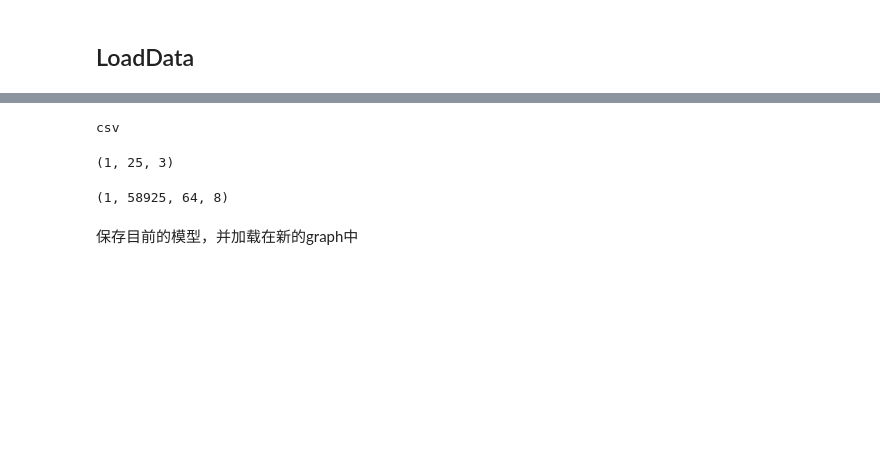
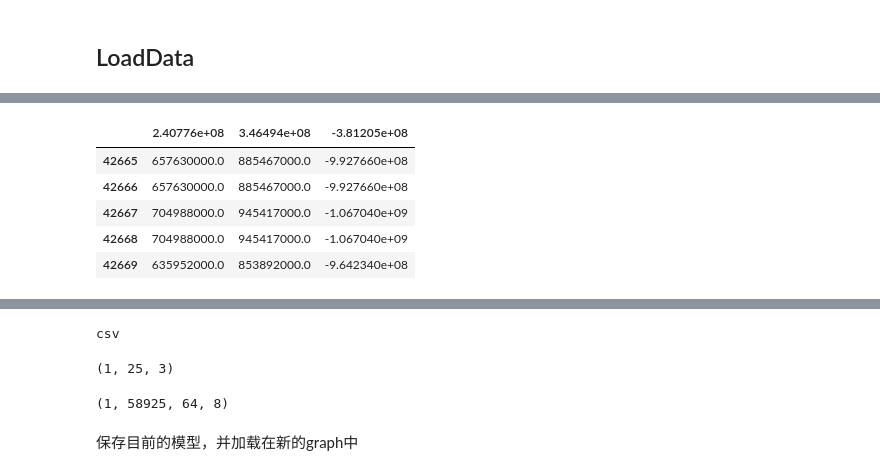
Before and after one commit to TrellixVulnTeam/deeplearning_0U5K, a Jupyter notebook: FluidAiNet/FluidAiNet.ipynb, the cells around one changed output, grey strips where cells are left out. Saved outputs shown, nothing was run; the diff lists cells and outputs as text; code cells hidden in the pictures; blank space fills up the shorter version.

```diff
--- a/FluidAiNet/FluidAiNet.ipynb
+++ b/FluidAiNet/FluidAiNet.ipynb
@@ -44,0 +208,9 @@ len(list(TRAIN_FILES))
+# %%
+accs.tail(5)
+# %% [output]
+|  | 2.40776e+08 | 3.46494e+08 | -3.81205e+08 |
+| 42665 | 657630000.0 | 885467000.0 | -9.927660e+08 |
+| 42666 | 657630000.0 | 885467000.0 | -9.927660e+08 |
+| 42667 | 704988000.0 | 945417000.0 | -1.067040e+09 |
+| 42668 | 704988000.0 | 945417000.0 | -1.067040e+09 |
+| 42669 | 635952000.0 | 853892000.0 | -9.642340e+08 |
```
Also changed, not shown: parts of 38 cells of this notebook, 6 other files.
